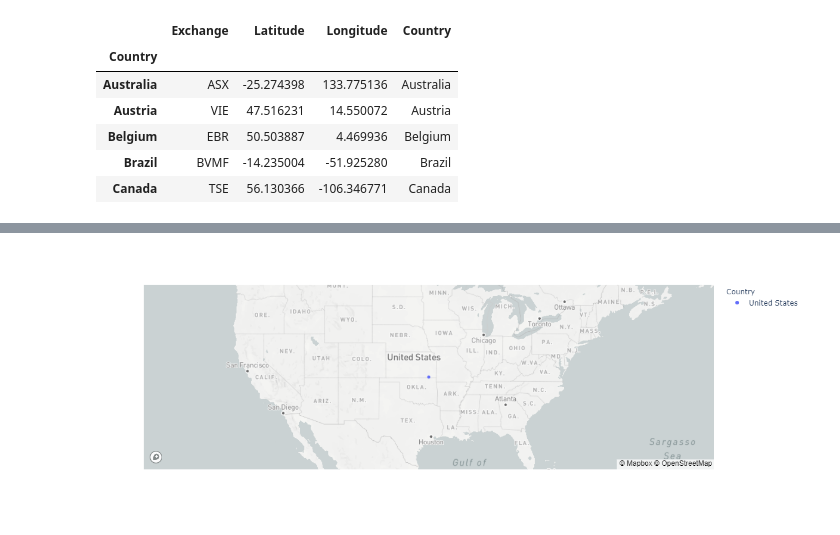
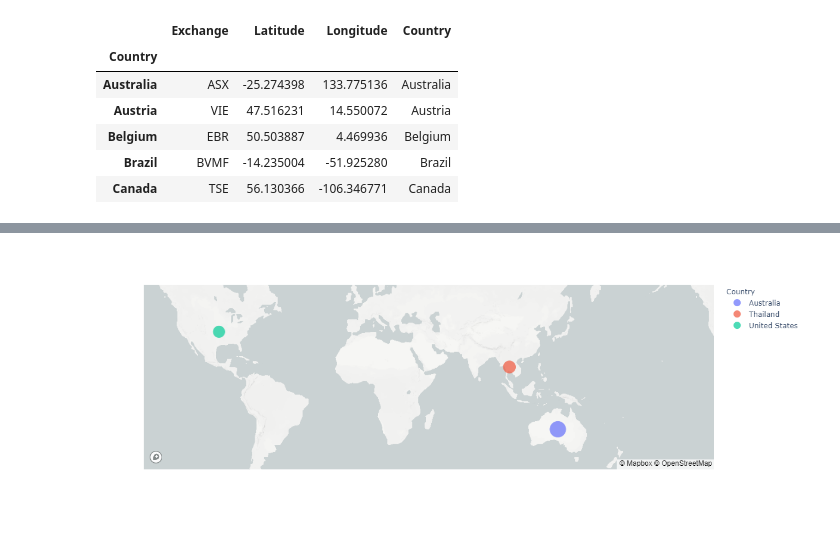
Before and after one commit to MichaelYip1/ProjectMGM, a Jupyter notebook: Project1mappingcode.ipynb, the cells around one changed output, grey strips where cells are left out. Drawn from its saved outputs; the diff is of its cells as text; code cells hidden in the pictures.

```diff
--- a/Project1mappingcode.ipynb
+++ b/Project1mappingcode.ipynb
@@ -79,7 +82,7 @@ r2[0]['total']
 622
 # %%
 #Set ticker list to be mapped
-ticker = ["MSFT", "AAPL", "TSLA"]
+ticker = ["MSFT", "AAPL", "TSLA", "AEF", "SHOP", "AL", "FTE"]
 # %%
 ticker_df = pd.DataFrame(ticker)
 ticker_df
@@ -223,0 +241,5 @@ ticker_df2.head(10)
+# %%
+# Possible groupby country then for average ESG Score than plot on the map
+country_esg = ticker_df2.groupby("Country").mean()
+country_esg["Country"] = country_esg.index
+country_esg
@@ -224,15 +252,15 @@ ticker_df2.head(10)
 # %%
 # Plot Data
 map_plot = px.scatter_mapbox(
-    ticker_df2,
+    country_esg,
     lat="Latitude",
     lon="Longitude",
     size="ESG Score",
     color="Country",
-    zoom=3
+    zoom=0.8
 )
 
 # Display the map
 map_plot.show()
 # %% [output]
-[figure, old version]
+[figure, new version]
```
Also changed, not shown: parts of 7 cells of this notebook, 1 other file.
